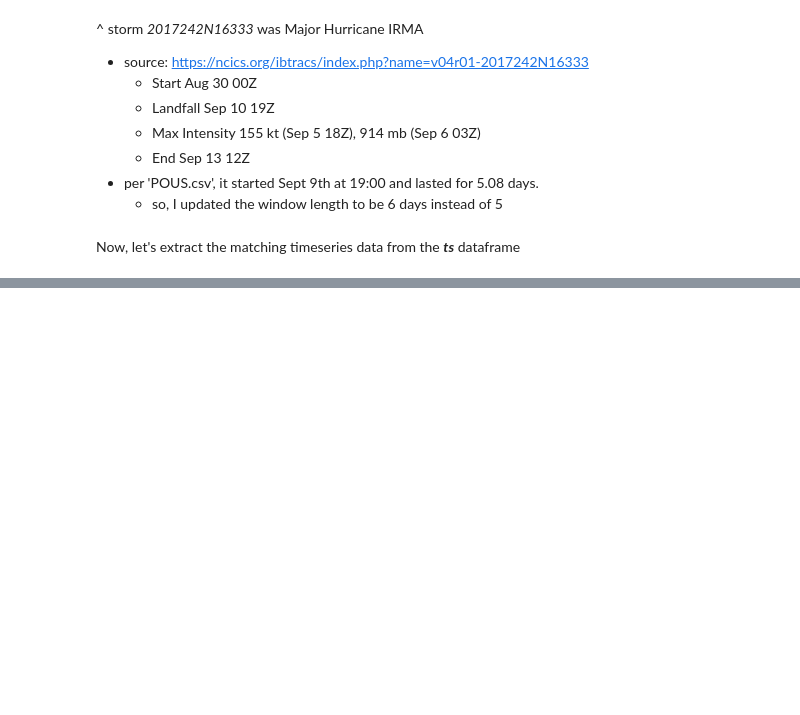
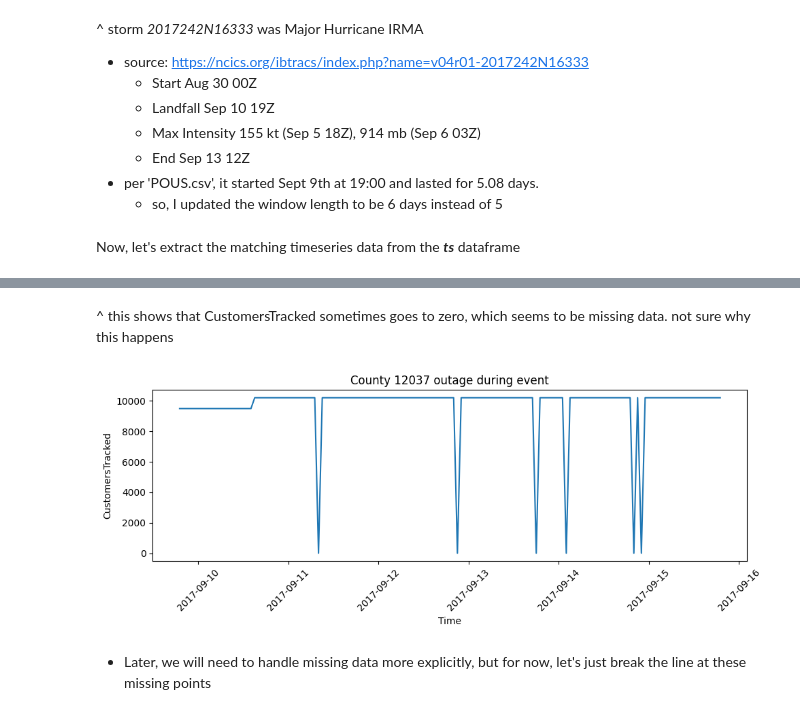
Before and after one commit to lukemccarvill/outage-recovery-forecasting, a Jupyter notebook: python_scripts/exploring_timeseries.ipynb, the cells around one changed output, grey strips where cells are left out. Cells and saved outputs as stored; diff of their text form; code cells hidden in the pictures; blank space fills up the shorter version.

```diff
--- a/python_scripts/exploring_timeseries.ipynb
+++ b/python_scripts/exploring_timeseries.ipynb
@@ -274,0 +333,15 @@ Now, let's extract the matching timeseries data from the ***ts*** dataframe
+# %% [markdown]
+^ this shows that CustomersTracked sometimes goes to zero, which seems to be missing data. not sure why this happens
+# %%
+plt.figure(figsize=(10, 4))
+plt.plot(one_event_ts["RecordDateTime"], one_event_ts["CustomersTracked"])
+plt.title(f"County {county_fips} outage during event")
+plt.xlabel("Time")
+plt.ylabel("CustomersTracked")
+plt.xticks(rotation=45)
+plt.tight_layout()
+plt.show()
+# %% [output]
+[figure, added]
+# %% [markdown]
+* Later, we will need to handle missing data more explicitly, but for now, let's just break the line at these missing points
```
Also changed, not shown: parts of 24 cells of this notebook.
